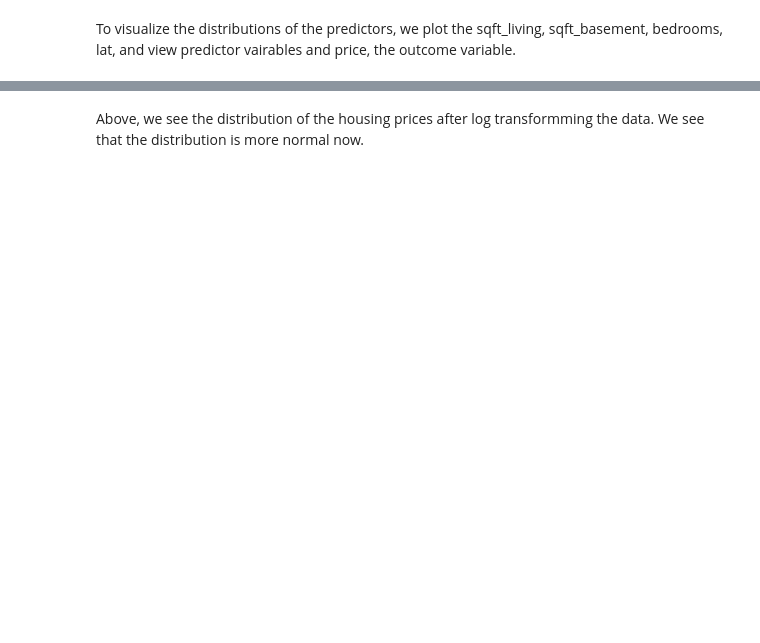
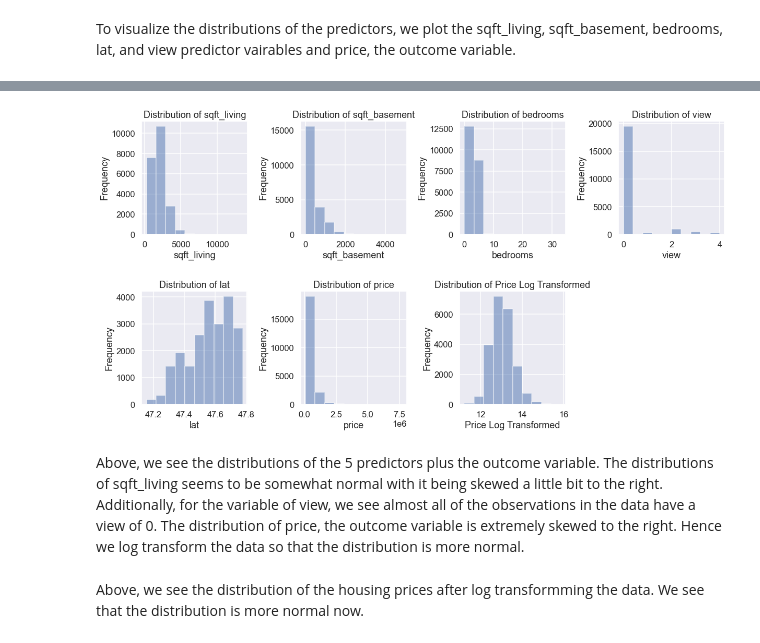
Before and after one commit to kasenteoh/Real-Estate-Prediction, a Jupyter notebook: COGS109-Final.ipynb, the cells around one changed output, grey strips where cells are left out. Saved outputs shown, nothing was run; the diff lists cells and outputs as text; code cells hidden in the pictures; blank space fills up the shorter version.

```diff
--- a/COGS109-Final.ipynb
+++ b/COGS109-Final.ipynb
@@ -117,3 +88,50 @@ plt.show()
+# %%
+fig, ax = plt.subplots(2, 4, figsize = (20, 10))
+plt.subplots_adjust(wspace = 0.5, hspace = 0.5)
+
+data['sqft_living'].plot(kind = 'hist', ax = ax[0][0], alpha = 0.5)
+ax[0][0].set_title('Distribution of sqft_living')
+ax[0][0].set_ylabel('Frequency')
+ax[0][0].set_xlabel('sqft_living')
+
+data['sqft_basement'].plot(kind = 'hist', ax = ax[0][1], alpha = 0.5)
+ax[0][1].set_title('Distribution of sqft_basement')
+ax[0][1].set_ylabel('Frequency')
+ax[0][1].set_xlabel('sqft_basement')
+
+data['bedrooms'].plot(kind = 'hist', ax = ax[0][2], alpha = 0.5)
+ax[0][2].set_title('Distribution of bedrooms')
+ax[0][2].set_ylabel('Frequency')
+ax[0][2].set_xlabel('bedrooms')
+
+data['view'].plot(kind = 'hist', ax = ax[0][3], alpha = 0.5)
+ax[0][3].set_title('Distribution of view')
+ax[0][3].set_ylabel('Frequency')
+ax[0][3].set_xlabel('view')
+
+data['lat'].plot(kind = 'hist', ax = ax[1][0], alpha = 0.5)
+ax[1][0].set_title('Distribution of lat')
+ax[1][0].set_ylabel('Frequency')
+ax[1][0].set_xlabel('lat')
+
+data['price'].plot(kind = 'hist', ax = ax[1][1], alpha = 0.5)
+ax[1][1].set_title('Distribution of price')
+ax[1][1].set_ylabel('Frequency')
+ax[1][1].set_xlabel('price')
+
+data['price_log'].plot(kind = 'hist', ax = ax[1][2], alpha = 0.5)
+ax[1][2].set_title('Distribution of Price Log Transformed')
+ax[1][2].set_xlabel('Price Log Transformed')
+ax[1][2].set_ylabel('Frequency')
+
+fig.delaxes(ax[1][3])
+
+plt.savefig('distributions.png', bbox_inches='tight')
+plt.show()
+# %% [output]
+[figure, added]
+# %% [markdown]
+Above, we see the distributions of the 5 predictors plus the outcome variable. The distributions of sqft_living seems to be somewhat normal with it being skewed a little bit to the right. Additionally, for the variable of view, we see almost all of the observations in the data have a view of 0. The distribution of price, the outcome variable is extremely skewed to the right. Hence we log transform the data so that the distribution is more normal.
 # %% [markdown]
 Above, we see the distribution of the housing prices after log transformming the data. We see that the distribution is more normal now.
 # %%
```
Also changed, not shown: parts of 22 cells of this notebook.
